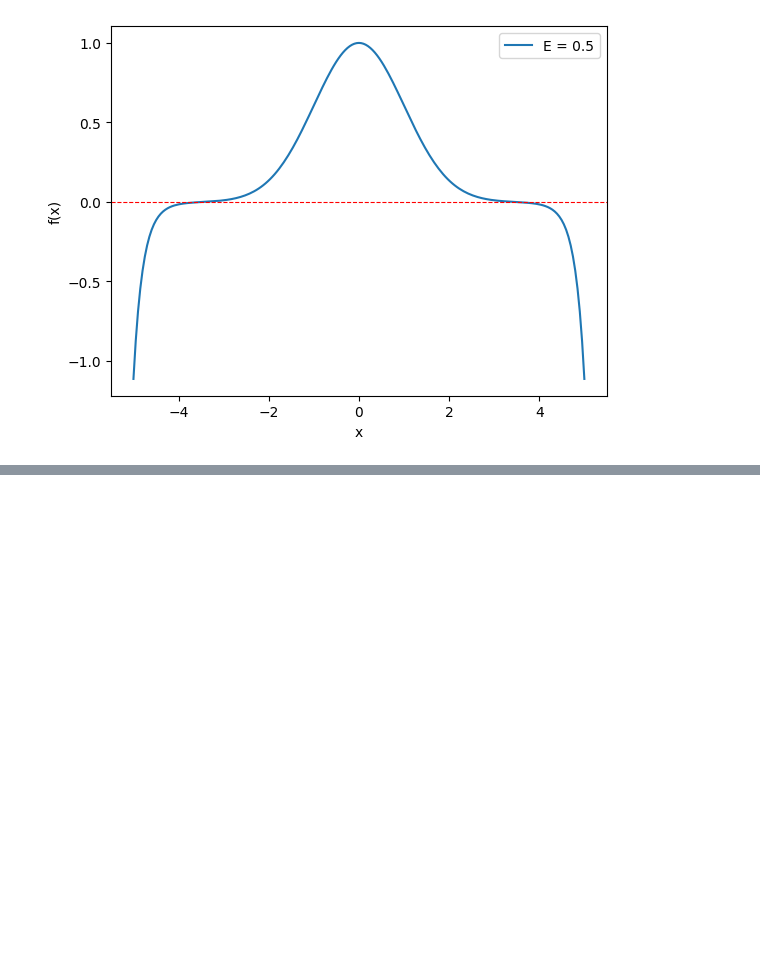
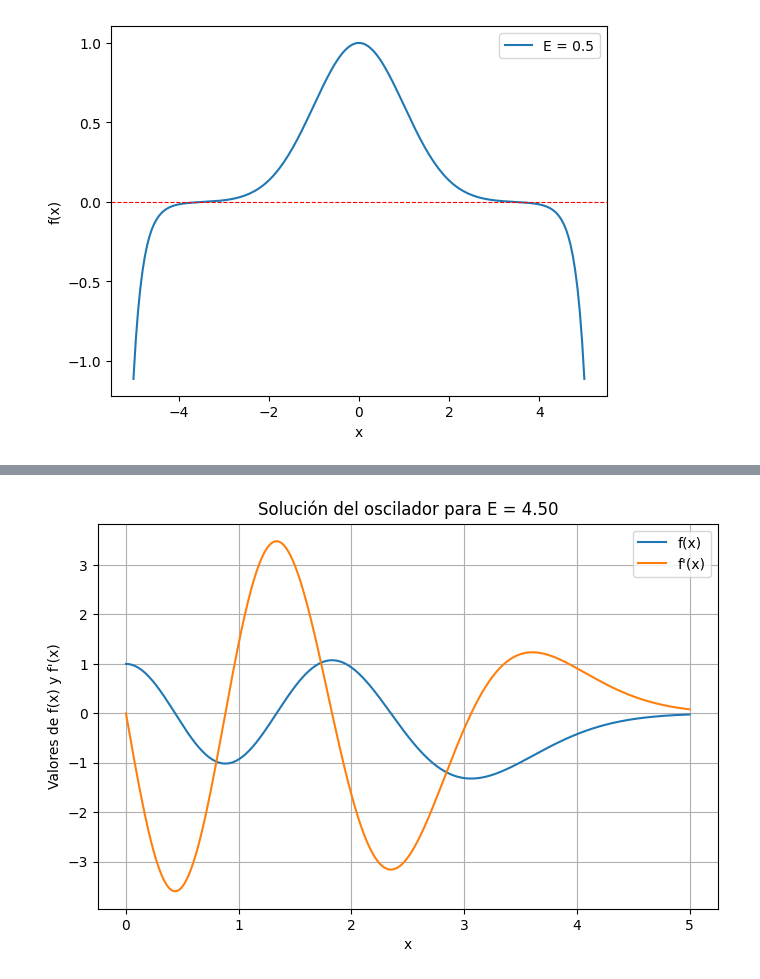
Before and after one commit to JessiDaniL/metodos2_grupo1, a Jupyter notebook: Talleres/Taller_3/Punto4.ipynb, the cells around one changed output, grey strips where cells are left out. Saved outputs shown, nothing was run; the diff lists cells and outputs as text; code cells hidden in the pictures; blank space fills up the shorter version.

```diff
--- a/Talleres/Taller_3/Punto4.ipynb
+++ b/Talleres/Taller_3/Punto4.ipynb
@@ -93,0 +281,15 @@ plt.show()
+# %%
+E_candidate = candidates[2]
+sol, _ = solve_for_energy_combined(6.5, x_max=5.0, threshold=10, n_points=500)
+
+plt.figure(figsize=(8,5))
+plt.plot(sol.t, sol.y[0], label="f(x)")
+plt.plot(sol.t, sol.y[1], label="f'(x)")
+plt.title("Solución del oscilador para E = {:.2f}".format(E_candidate))
+plt.xlabel("x")
+plt.ylabel("Valores de f(x) y f'(x)")
+plt.legend()
+plt.grid(True)
+plt.show()
+# %% [output]
+[figure, added]
```
Also changed, not shown: parts of 9 cells of this notebook, 1 other file.
